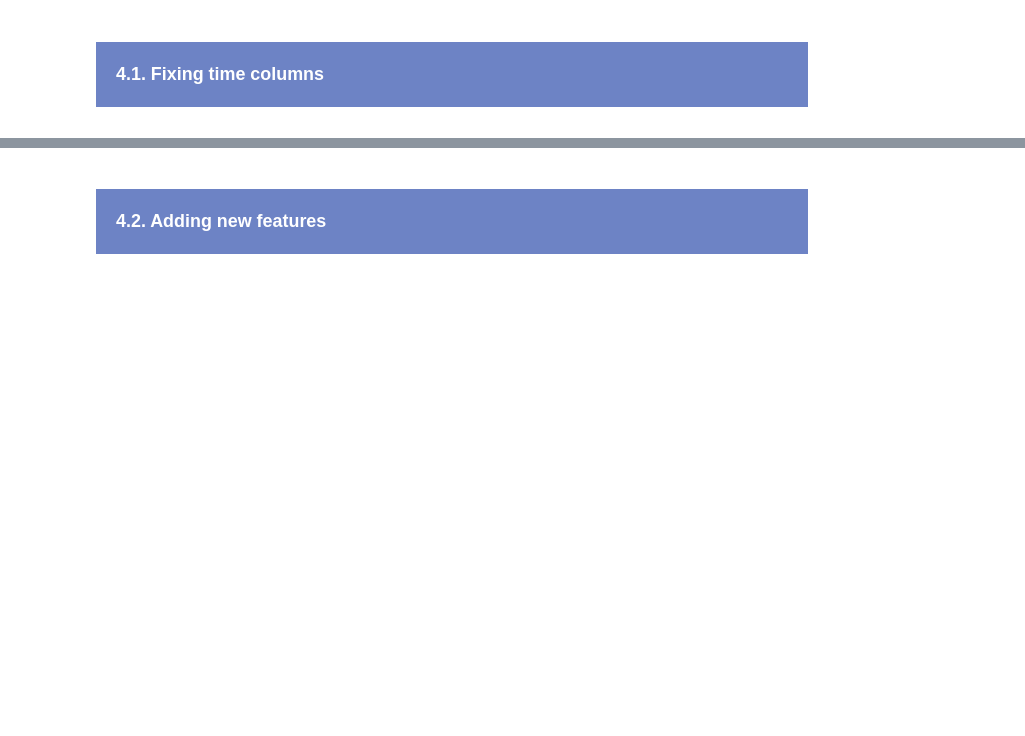
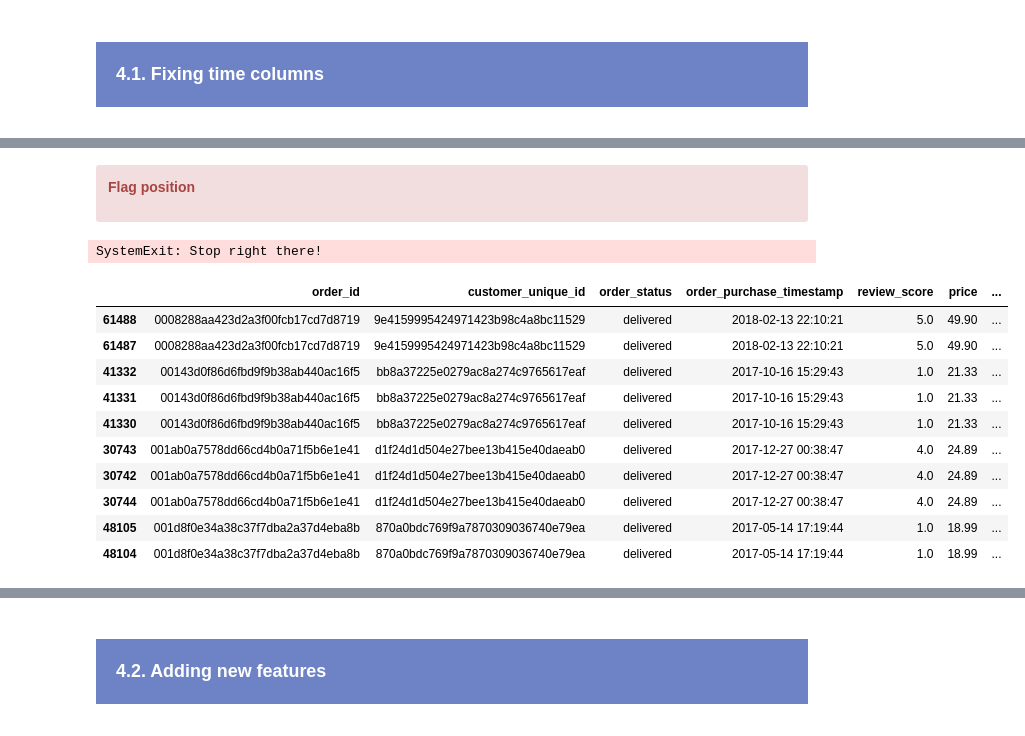
Before and after one commit to samirhinojosa/OC-P5-segment-customers-of-website, a Jupyter notebook: analysis_notebook.ipynb, the cells around one changed output, grey strips where cells are left out. Cells and saved outputs as stored; diff of their text form; code cells hidden in the pictures; blank space fills up the shorter version.

```diff
--- a/analysis_notebook.ipynb
+++ b/analysis_notebook.ipynb
@@ -1522,0 +1550,26 @@ for col in LIST_COLS_TIME:
+# %% [markdown]
+<div class="alert alert-block alert-danger">
+    <p><b>Flag position</b></p>
+</div>
+# %%
+raise SystemExit("Stop right there!")
+# %% [output]
+SystemExit: Stop right there!
+# %%
+data_temp = data.copy()
+# %%
+data_temp["duplicated"] = data_temp.duplicated(["order_id"], keep=False)
+# %%
+data_temp[data_temp["duplicated"] == True].sort_values(["order_id"]).head(10)
+# %% [output]
+|  | order_id | customer_unique_id | order_status | order_purchase_timestamp | review_score | price | ... |
+| 61488 | 0008288aa423d2a3f00fcb17cd7d8719 | 9e4159995424971423b98c4a8bc11529 | delivered | 2018-02-13 22:10:21 | 5.0 | 49.90 | ... |
+| 61487 | 0008288aa423d2a3f00fcb17cd7d8719 | 9e4159995424971423b98c4a8bc11529 | delivered | 2018-02-13 22:10:21 | 5.0 | 49.90 | ... |
+| 41332 | 00143d0f86d6fbd9f9b38ab440ac16f5 | bb8a37225e0279ac8a274c9765617eaf | delivered | 2017-10-16 15:29:43 | 1.0 | 21.33 | ... |
+| 41331 | 00143d0f86d6fbd9f9b38ab440ac16f5 | bb8a37225e0279ac8a274c9765617eaf | delivered | 2017-10-16 15:29:43 | 1.0 | 21.33 | ... |
+| 41330 | 00143d0f86d6fbd9f9b38ab440ac16f5 | bb8a37225e0279ac8a274c9765617eaf | delivered | 2017-10-16 15:29:43 | 1.0 | 21.33 | ... |
+| 30743 | 001ab0a7578dd66cd4b0a71f5b6e1e41 | d1f24d1d504e27bee13b415e40daeab0 | delivered | 2017-12-27 00:38:47 | 4.0 | 24.89 | ... |
+| 30742 | 001ab0a7578dd66cd4b0a71f5b6e1e41 | d1f24d1d504e27bee13b415e40daeab0 | delivered | 2017-12-27 00:38:47 | 4.0 | 24.89 | ... |
+| 30744 | 001ab0a7578dd66cd4b0a71f5b6e1e41 | d1f24d1d504e27bee13b415e40daeab0 | delivered | 2017-12-27 00:38:47 | 4.0 | 24.89 | ... |
+| 48105 | 001d8f0e34a38c37f7dba2a37d4eba8b | 870a0bdc769f9a7870309036740e79ea | delivered | 2017-05-14 17:19:44 | 1.0 | 18.99 | ... |
+| 48104 | 001d8f0e34a38c37f7dba2a37d4eba8b | 870a0bdc769f9a7870309036740e79ea | delivered | 2017-05-14 17:19:44 | 1.0 | 18.99 | ... |
```
Also changed, not shown: parts of 119 cells of this notebook, 7 other files.
